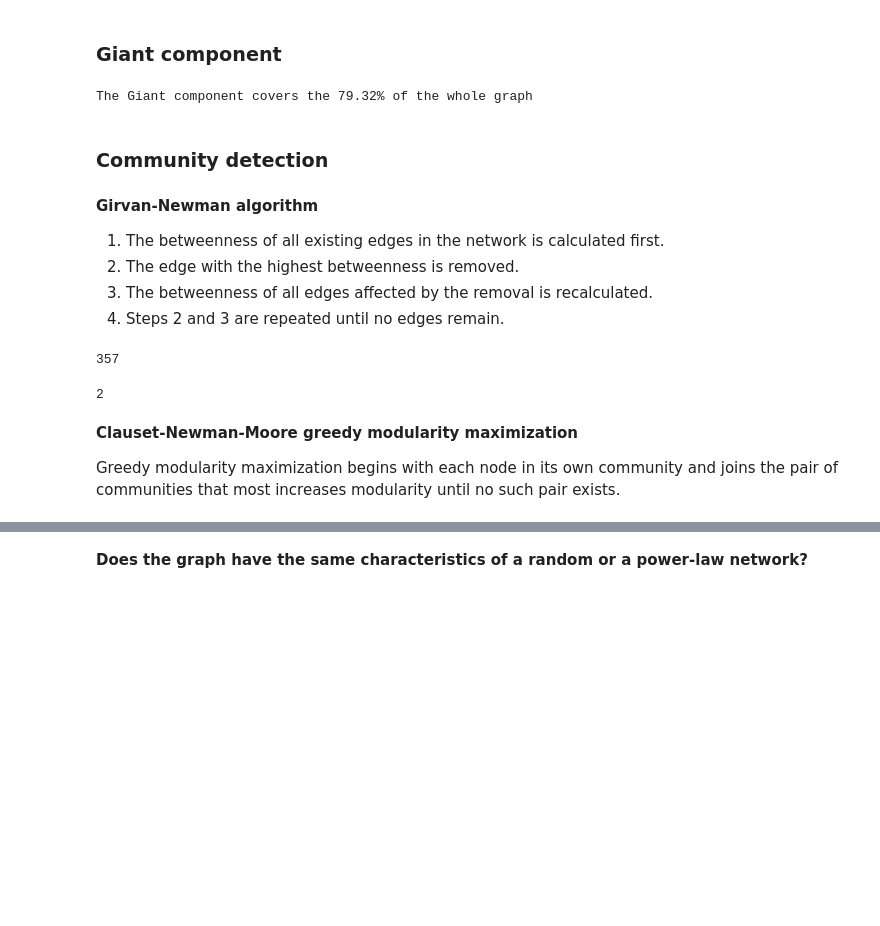
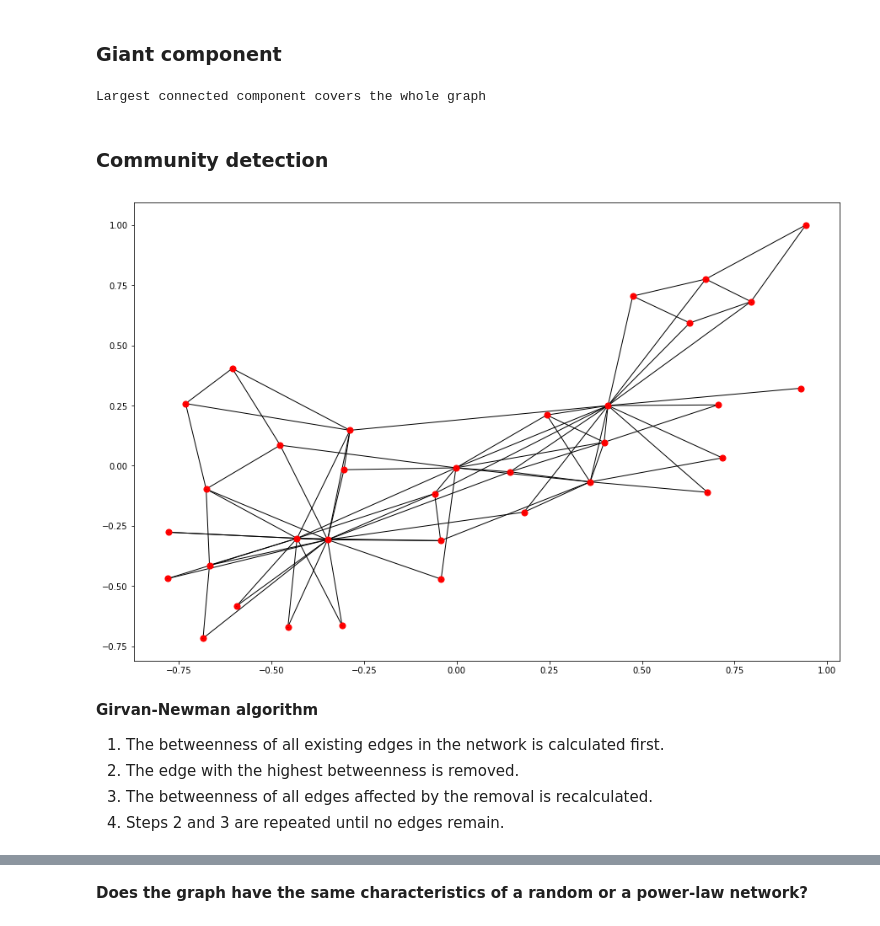
Before and after one commit to cantarinigiorgio/GraphAnalitycs, a Jupyter notebook: lab2/Second assignment.ipynb, the cells around one changed output, grey strips where cells are left out. Drawn from its saved outputs; the diff is of its cells as text; code cells hidden in the pictures; blank space fills up the shorter version.

```diff
--- a/lab2/Second assignment.ipynb
+++ b/lab2/Second assignment.ipynb
@@ -208,16 +190,14 @@ HITS (authorities) distribution:
 # %% [markdown]
 ### Giant component
 # %%
-# Identify largest connected component
-Gcc = sorted(nx.connected_component_subgraphs(G), key=len, reverse=True)
-G0 = Gcc[0]
+G0 = max(nx.connected_component_subgraphs(G), key=len)
 
 if(len(G)==len(G0)):
     print("Largest connected component covers the whole graph")
 else:
     print("The Giant component covers the {}% of the whole graph".format(round(len(G0)/len(G)*100,2)))
 # %% [output]
-The Giant component covers the 79.32% of the whole graph
+Largest connected component covers the whole graph
 # %% [markdown]
 ### Community detection
 # %%
@@ -226,16 +205,13 @@ from networkx.algorithms.community.quality import modularity
+# %%
+G = nx.karate_club_graph()
+pos = nx.spring_layout(G)
+plt.figure(figsize=(15,10))
+nx.draw_networkx(G,pos, font_size=0, node_size=50)
+# %% [output]
+[figure, added]
 # %% [markdown]
 **Girvan-Newman algorithm**
 1. The betweenness of all existing edges in the network is calculated first.
 2. The edge with the highest betweenness is removed.
 3. The betweenness of all edges affected by the removal is recalculated.
 4. Steps 2 and 3 are repeated until no edges remain.
-# %%
-# community based on centrality measure
-communities_generator = community.girvan_newman(G)
-top_level_communities = next(communities_generator)
-next_level_communities = next(communities_generator)
-
-# num of communities
-print(len(list(next_level_communities)))
-# %% [output]
-357
@@ -246,8 +217,0 @@ next_compG0 = next(compG0)
-# %%
-len(list(next_compG0))
-# %% [output]
-2
-# %% [markdown]
-**Clauset-Newman-Moore greedy modularity maximization**
-
-Greedy modularity maximization begins with each node in its own community and joins the pair of communities that most increases modularity until no such pair exists.
```
Also changed, not shown: parts of 61 cells of this notebook.
